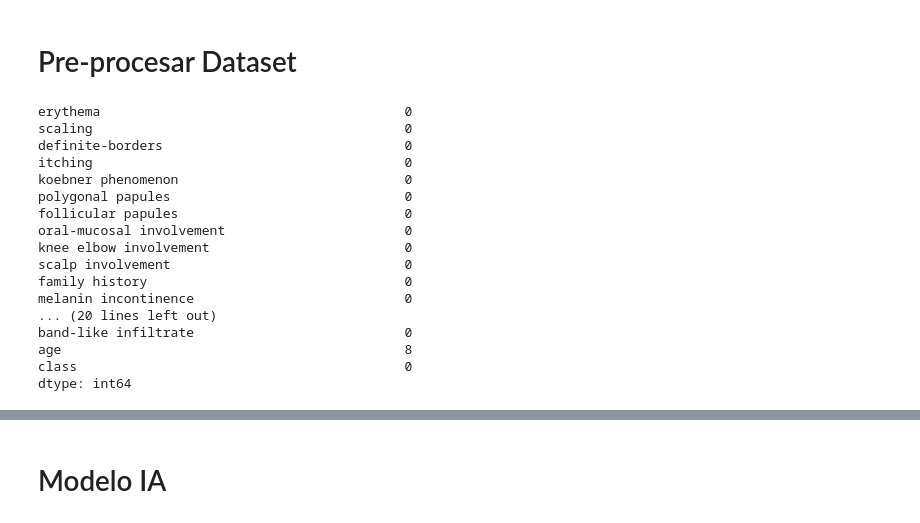
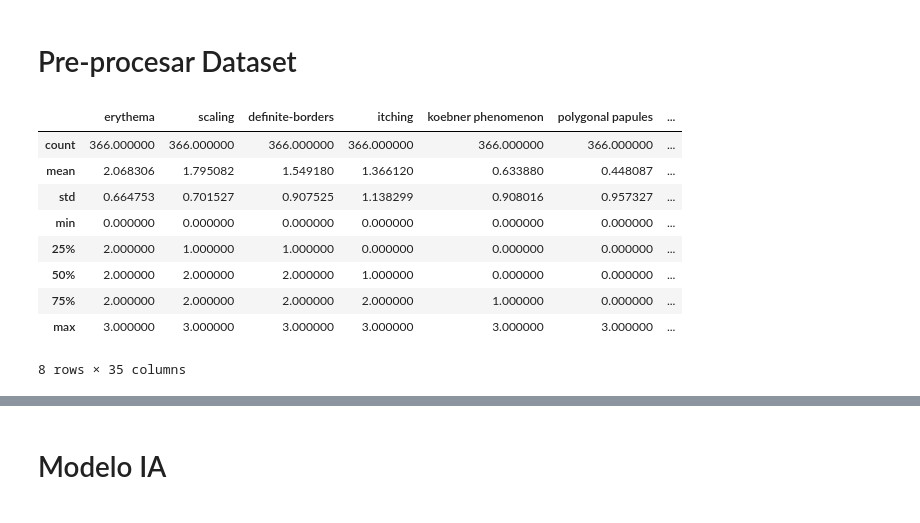
Before and after one commit to LFGuzman2105/proyecto_sp1_IA, a Jupyter notebook: proyecto_IA_dermatologia.ipynb, the cells around one changed output, grey strips where cells are left out. Drawn from its saved outputs; the diff is of its cells as text; code cells hidden in the pictures.

```diff
--- a/proyecto_IA_dermatologia.ipynb
+++ b/proyecto_IA_dermatologia.ipynb
@@ -91,31 +94,16 @@ raw_dataset = pd.read_csv("dermatology.data",
 # %% [markdown]
 # Pre-procesar Dataset
-# %%
-# Lets make a copy
-new_dataset = raw_dataset.copy()
-
-# Lets check for null values
-print(new_dataset.isna().sum())
-
-# Dropping null rows
-new_dataset = new_dataset.dropna()
-
-new_dataset.fillna({'age': new_dataset['age'].median()}, inplace=True)
-# %% [output]
-erythema                                       0
-scaling                                        0
-definite-borders                               0
-itching                                        0
-koebner phenomenon                             0
-polygonal papules                              0
-follicular papules                             0
-oral-mucosal involvement                       0
-knee elbow involvement                         0
-scalp involvement                              0
-family history                                 0
-melanin incontinence                           0
-... (20 lines left out)
-band-like infiltrate                           0
-age                                            8
-class                                          0
-dtype: int64
+# %%
+# Muestra un resumen del Dataset
+new_dataset.describe()
+# %% [output]
+|  | erythema | scaling | definite-borders | itching | koebner phenomenon | polygonal papules | ... |
+| count | 366.000000 | 366.000000 | 366.000000 | 366.000000 | 366.000000 | 366.000000 | ... |
+| mean | 2.068306 | 1.795082 | 1.549180 | 1.366120 | 0.633880 | 0.448087 | ... |
+| std | 0.664753 | 0.701527 | 0.907525 | 1.138299 | 0.908016 | 0.957327 | ... |
+| min | 0.000000 | 0.000000 | 0.000000 | 0.000000 | 0.000000 | 0.000000 | ... |
+| 25% | 2.000000 | 1.000000 | 1.000000 | 0.000000 | 0.000000 | 0.000000 | ... |
+| 50% | 2.000000 | 2.000000 | 2.000000 | 1.000000 | 0.000000 | 0.000000 | ... |
+| 75% | 2.000000 | 2.000000 | 2.000000 | 2.000000 | 1.000000 | 0.000000 | ... |
+| max | 3.000000 | 3.000000 | 3.000000 | 3.000000 | 3.000000 | 3.000000 | ... |
+8 rows × 35 columns
```
Also changed, not shown: parts of 22 cells of this notebook.
